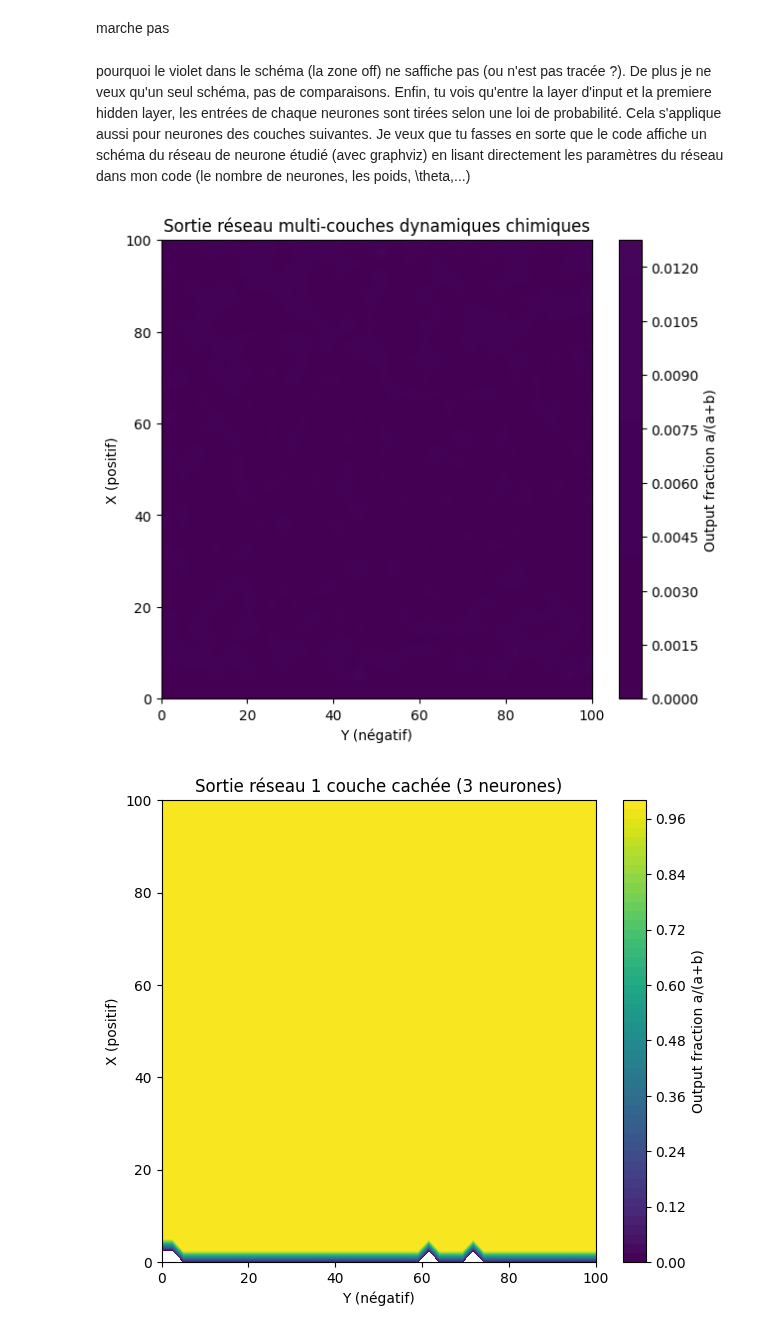
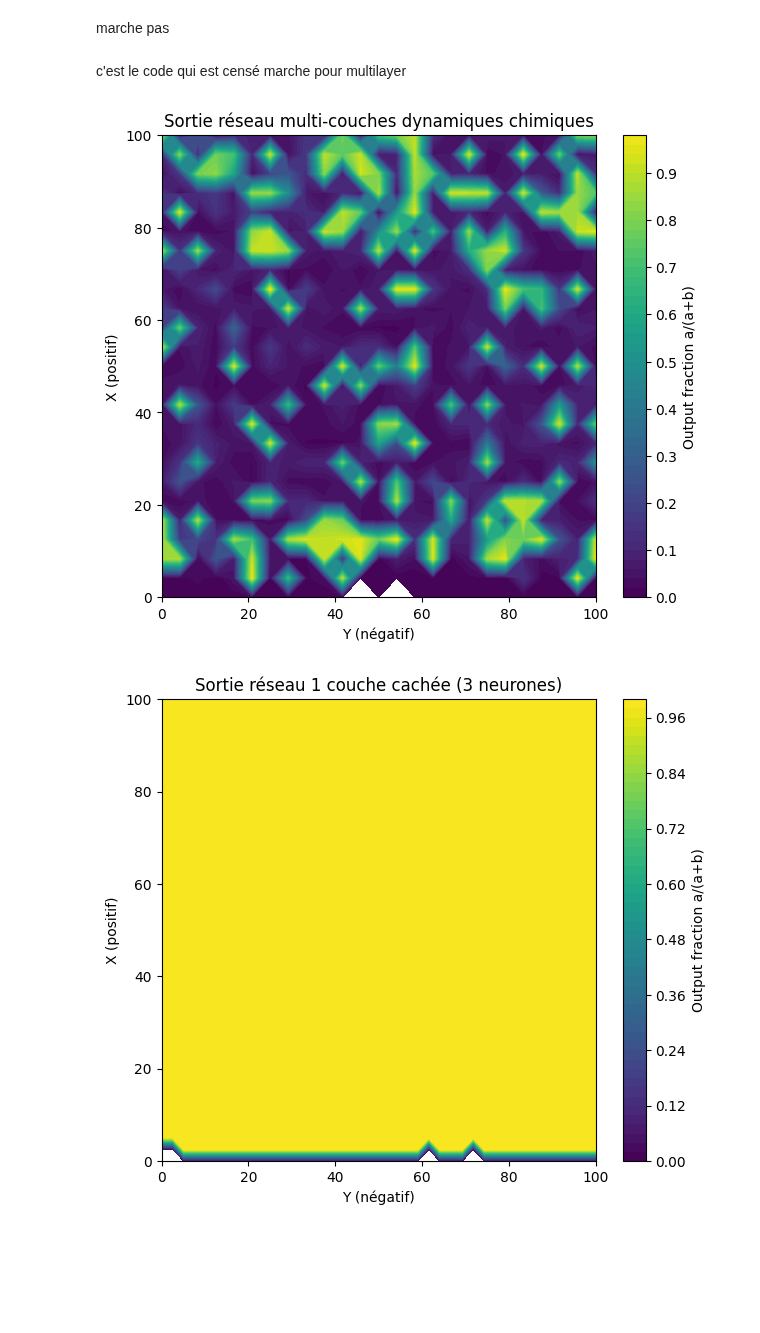
Before and after one commit to Aeronobase/Code-neural-network-with-CRNs, a Jupyter notebook: Notebook/Essai code nouvelle architecture.ipynb, the cells around one changed output. Cells and saved outputs as stored; diff of their text form; code cells hidden in the pictures; blank space fills up the shorter version.

```diff
--- a/Notebook/Essai code nouvelle architecture.ipynb
+++ b/Notebook/Essai code nouvelle architecture.ipynb
@@ -180,7 +180,7 @@ if __name__ == "__main__":
 # %% [markdown]
 marche pas
 # %% [markdown]
-pourquoi le violet dans le schéma (la zone off) ne saffiche pas (ou n'est pas tracée ?). De plus je ne veux qu'un seul schéma, pas de comparaisons. Enfin, tu vois qu'entre la layer d'input et la premiere hidden layer, les entrées de chaque neurones sont tirées selon une loi de probabilité. Cela s'applique aussi pour neurones des couches suivantes. Je veux que tu fasses en sorte que le code affiche un schéma du réseau de neurone étudié  (avec graphviz) en lisant directement les paramètres du réseau dans mon code (le nombre de neurones, les poids, \theta,...)
+c'est le code qui est censé marche pour multilayer
 # %%
 import numpy as np
 import matplotlib.pyplot as plt
@@ -355,7 +355,7 @@ def run_simulation(n_points, hidden_layers, output_weights, theta_out, N_out):
 # ---------------------
 
 if __name__ == "__main__":
-    n_points = 40
+    n_points = 25
 
     # Architecture à 3 couches : 2 hidden + 1 output
     hidden_layers = [
@@ -372,38 +372,38 @@ if __name__ == "__main__":
                 (np.array([1.0, 1.0, 1.0]), np.array([1.0, 1.0, 1.0])),
                 (np.array([0.9, 1.0, 1.1]), np.array([0.9, 1.0, 1.1])),
             ],
-            "N": 8.0  # Source fixée pour couche 2
+            "N": 10.0 # Source fixée pour couche 2
         }
     ]
 
     output_weights = [1.0, 1.0]
-    theta_out = 1.0
-    N_out = 12.0
+    theta_out = 0.0
+    N_out = 5.0
 
     graph = draw_multilayer_neural_net_from_weights(hidden_layers, output_weights)
     graph.render('/mnt/data/dynamic_multilayer_net', cleanup=True)
     graph.view('/mnt/data/dynamic_multilayer_net')
 
 
     X_grid, Y_grid, Z_grid = run_simulation(
         n_points,
         hidden_layers,
         output_weights,
         theta_out,
         N_out
     )
 
     # AFFICHAGE
     fig, ax = plt.subplots(figsize=(7, 6))
     im = ax.contourf(Y_grid, X_grid, Z_grid, levels=50, cmap='viridis', vmin=0, vmax=1)
     cbar = fig.colorbar(im, ax=ax, label="Output fraction a/(a+b)")
     ax.set_xlabel("Y (négatif)")
     ax.set_ylabel("X (positif)")
     ax.set_title("Sortie réseau multi-couches dynamiques chimiques")
 
     plt.show()
 # %% [output]
-[figure, old version]
+[figure, new version]
 # %%
 import numpy as np
 import matplotlib.pyplot as plt
```
Also changed, not shown: parts of 1 cell of this notebook, 1 other file.
